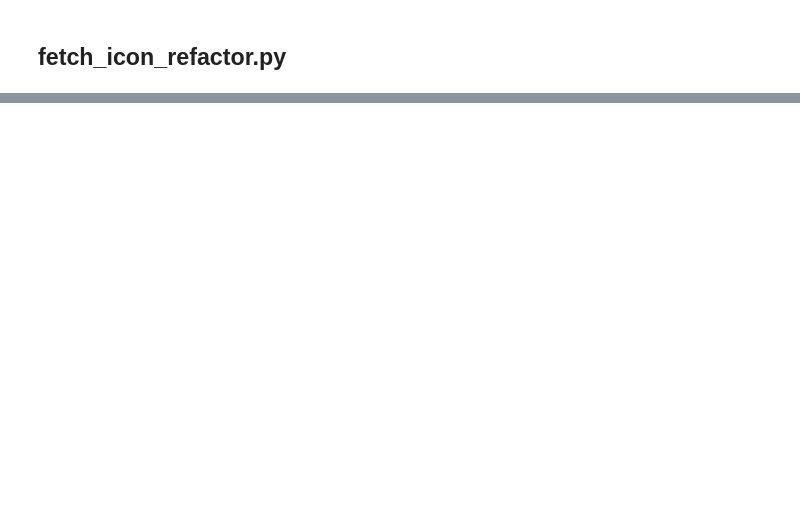
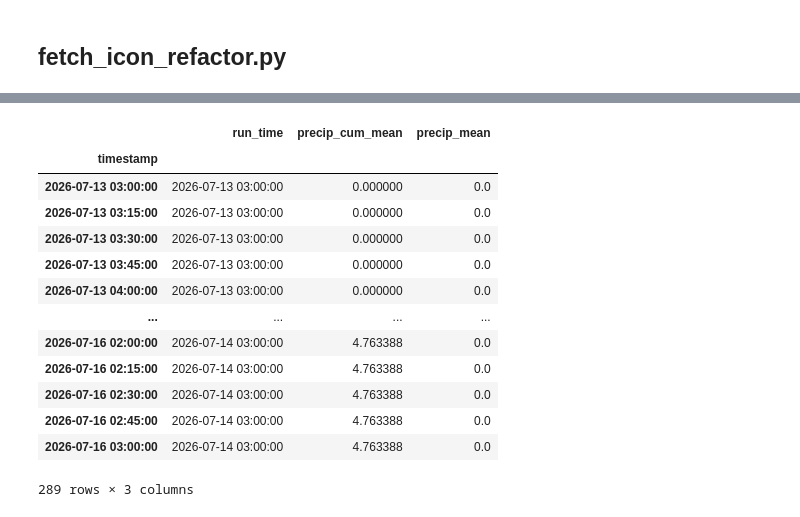
Before and after one commit to danielsehr/pred-Q-ueich, a Jupyter notebook: notebooks/refactor_icon.ipynb, the cells around one changed output, grey strips where cells are left out. Cells and saved outputs as stored; diff of their text form; code cells hidden in the pictures; blank space fills up the shorter version.

```diff
--- a/notebooks/refactor_icon.ipynb
+++ b/notebooks/refactor_icon.ipynb
@@ -50,0 +260,17 @@ download_all_icon_file(icon_files=runs)
+# %%
+df
+# %% [output]
+|  | run_time | precip_cum_mean | precip_mean |
+| timestamp |  |  |  |
+| 2026-07-13 03:00:00 | 2026-07-13 03:00:00 | 0.000000 | 0.0 |
+| 2026-07-13 03:15:00 | 2026-07-13 03:00:00 | 0.000000 | 0.0 |
+| 2026-07-13 03:30:00 | 2026-07-13 03:00:00 | 0.000000 | 0.0 |
+| 2026-07-13 03:45:00 | 2026-07-13 03:00:00 | 0.000000 | 0.0 |
+| 2026-07-13 04:00:00 | 2026-07-13 03:00:00 | 0.000000 | 0.0 |
+| ... | ... | ... | ... |
+| 2026-07-16 02:00:00 | 2026-07-14 03:00:00 | 4.763388 | 0.0 |
+| 2026-07-16 02:15:00 | 2026-07-14 03:00:00 | 4.763388 | 0.0 |
+| 2026-07-16 02:30:00 | 2026-07-14 03:00:00 | 4.763388 | 0.0 |
+| 2026-07-16 02:45:00 | 2026-07-14 03:00:00 | 4.763388 | 0.0 |
+| 2026-07-16 03:00:00 | 2026-07-14 03:00:00 | 4.763388 | 0.0 |
+289 rows × 3 columns
```
Also changed, not shown: parts of 18 cells of this notebook.
